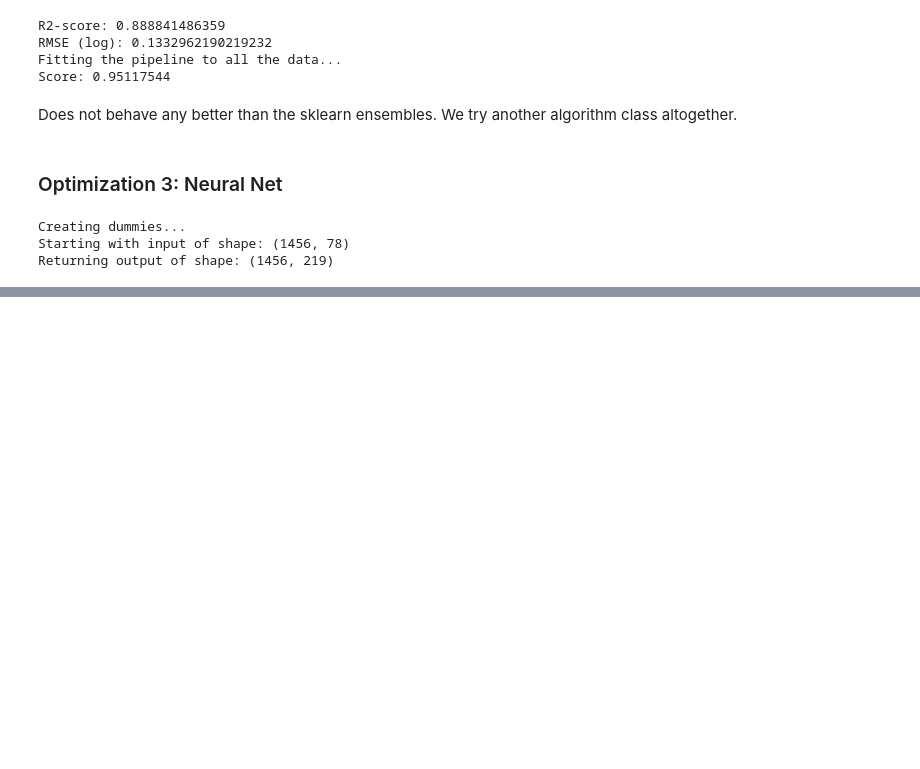
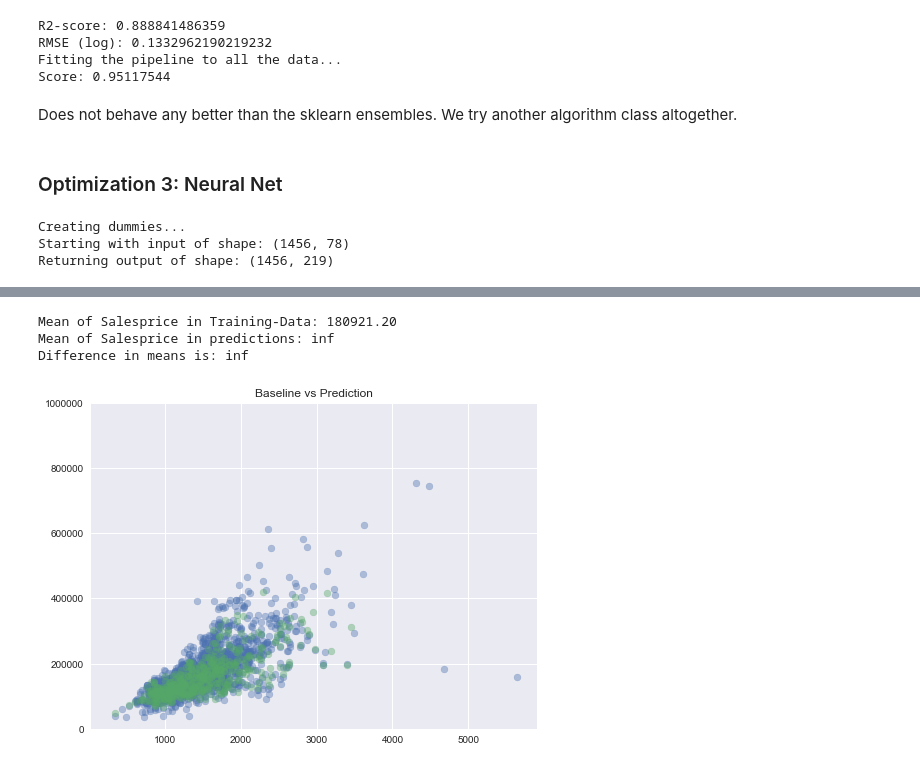
Before and after one commit to huli/predicting-house-prices, a Jupyter notebook: predicting_house_prices.ipynb, the cells around one changed output, grey strips where cells are left out. Cells and saved outputs as stored; diff of their text form; code cells hidden in the pictures; blank space fills up the shorter version.

```diff
--- a/predicting_house_prices.ipynb
+++ b/predicting_house_prices.ipynb
@@ -2254,0 +2258,20 @@ model.fit(X_train, y_train,
+# %%
+predictions = model.predict(X_test)
+# %%
+pred = np.expm1(predictions)
+train_df = pd.read_csv('data/train.csv')
+test_df = pd.read_csv('data/test.csv')
+fig, ax = plt.subplots(1, figsize=(8, 6), sharey=True)
+ax.scatter(train_df['GrLivArea'], train_df['SalePrice'], alpha=.4)
+ax.set_title('Baseline vs Prediction')
+ax.set_ylim(0, 1000000)
+ax.scatter(X_test['GrLivArea'], pred, alpha=.4)
+print('Mean of Salesprice in Training-Data: %.2f' % train_df['SalePrice'].mean())
+print('Mean of Salesprice in predictions: %.2f' % pred.mean())
+difference = pred.mean() - train_df['SalePrice'].mean()
+print('Difference in means is: %s' % difference)
+# %% [output]
+Mean of Salesprice in Training-Data: 180921.20
+Mean of Salesprice in predictions: inf
+Difference in means is: inf
+[figure, added]
```
Also changed, not shown: parts of 4 cells of this notebook.
